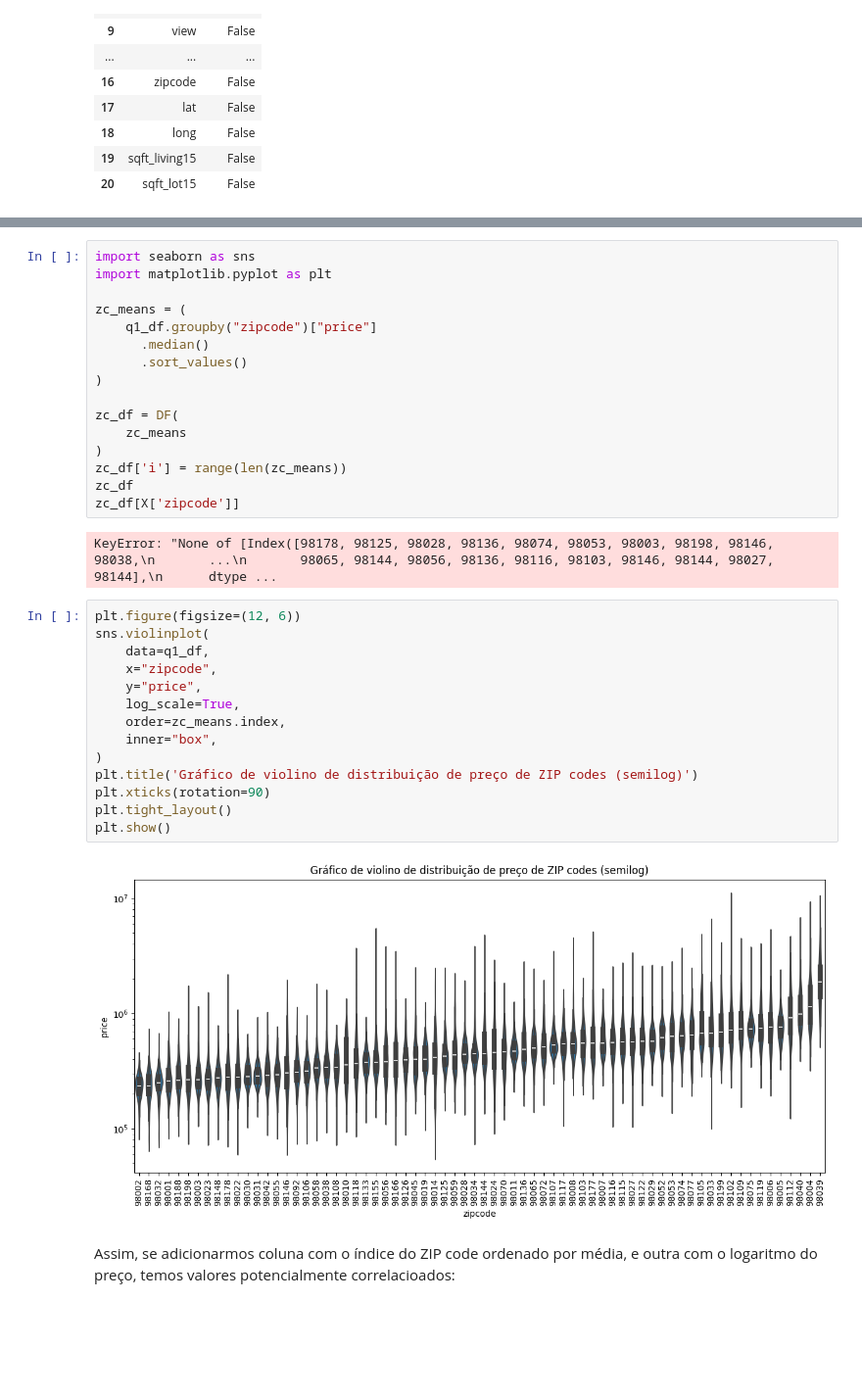
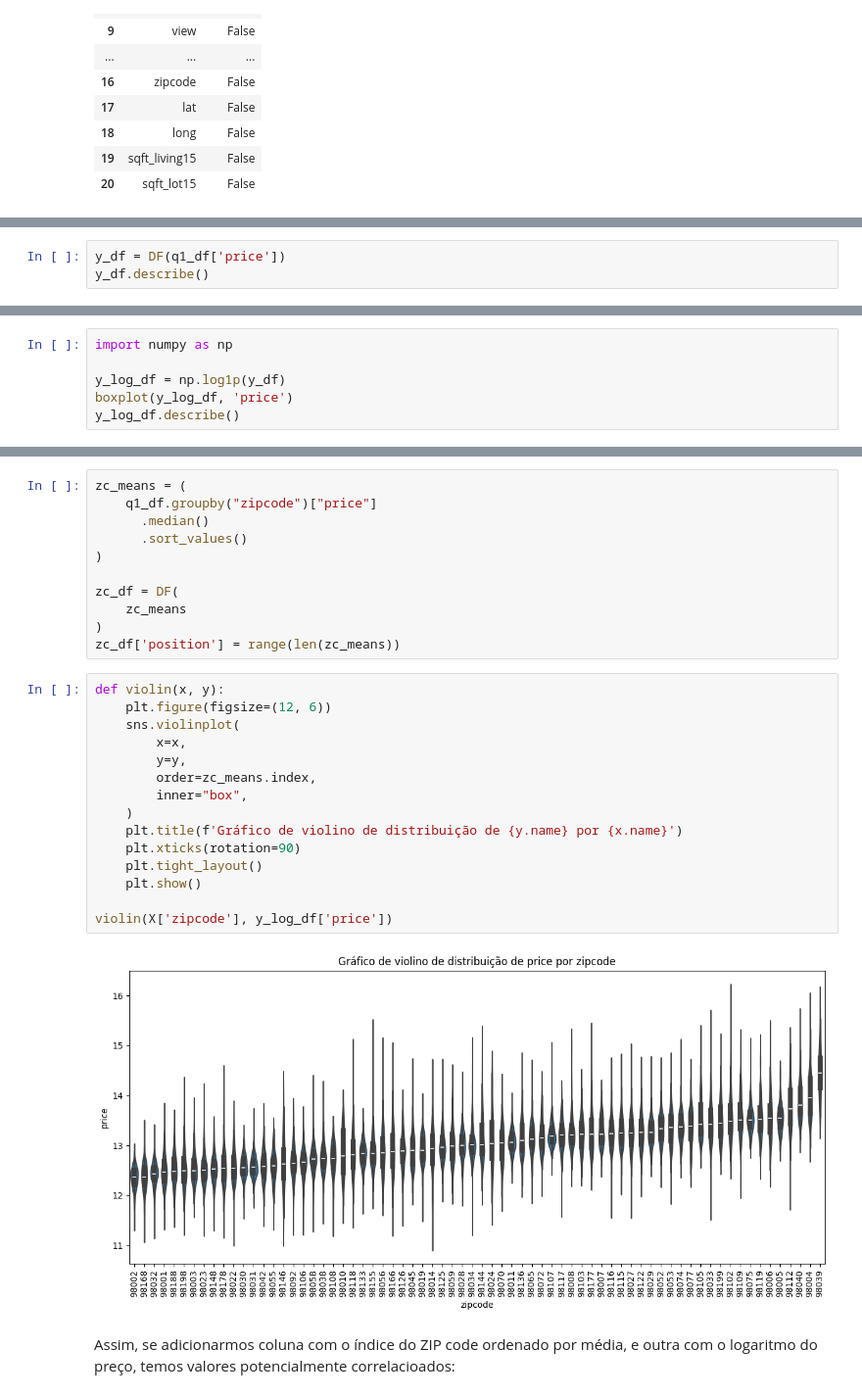
Before and after one commit to brandizzi/AEDI2025, a Jupyter notebook: ProvaAEDI202502-AdamBrandizzi.ipynb, the cells around one changed output, grey strips where cells are left out. Shown at 98% size. Drawn from its saved outputs; the diff is of its cells as text; blank space fills up the shorter version.

```diff
--- a/ProvaAEDI202502-AdamBrandizzi.ipynb
+++ b/ProvaAEDI202502-AdamBrandizzi.ipynb
@@ -165,0 +141,3 @@ DF(X_y_corr).sort_values(by=0)
+# %%
+y_df = DF(q1_df['price'])
+y_df.describe()
@@ -165,0 +170,6 @@ DF(X_y_corr).sort_values(by=0)
+# %%
+import numpy as np
+
+y_log_df = np.log1p(y_df)
+boxplot(y_log_df, 'price')
+y_log_df.describe()
@@ -172,7 +260,4 @@ A menor correlação é o `zipcode`. Faz sentido: é uma variavel categórica cu
 # %%
-import seaborn as sns
-import matplotlib.pyplot as plt
-
 zc_means = (
     q1_df.groupby("zipcode")["price"]
       .median()
@@ -182,26 +267,23 @@ zc_means = (
 zc_df = DF(
     zc_means
 )
-zc_df['i'] = range(len(zc_means))
-zc_df
-zc_df[X['zipcode']]
+zc_df['position'] = range(len(zc_means))
-# %% [output]
-KeyError: "None of [Index([98178, 98125, 98028, 98136, 98074, 98053, 98003, 98198, 98146, 98038,\n       ...\n       98065, 98144, 98056, 98136, 98116, 98103, 98146, 98144, 98027, 98144],\n      dtype ...
 # %%
-plt.figure(figsize=(12, 6))
-sns.violinplot(
-    data=q1_df,
-    x="zipcode",
-    y="price",
-    log_scale=True,
-    order=zc_means.index,
-    inner="box",
-)
-plt.title('Gráfico de violino de distribuição de preço de ZIP codes (semilog)')
-plt.xticks(rotation=90)
-plt.tight_layout()
-plt.show()
+def violin(x, y):
+    plt.figure(figsize=(12, 6))
+    sns.violinplot(
+        x=x,
+        y=y,
+        order=zc_means.index,
+        inner="box",
+    )
+    plt.title(f'Gráfico de violino de distribuição de {y.name} por {x.name}')
+    plt.xticks(rotation=90)
+    plt.tight_layout()
+    plt.show()
+
+violin(X['zipcode'], y_log_df['price'])
 # %% [output]
-[figure, old version]
+[figure, new version]
 # %% [markdown]
 Assim, se adicionarmos coluna com o índice do ZIP code ordenado por média, e outra com o logaritmo do preço, temos valores potencialmente correlacioados:
```
Also changed, not shown: parts of 152 cells of this notebook, 1 other file.
